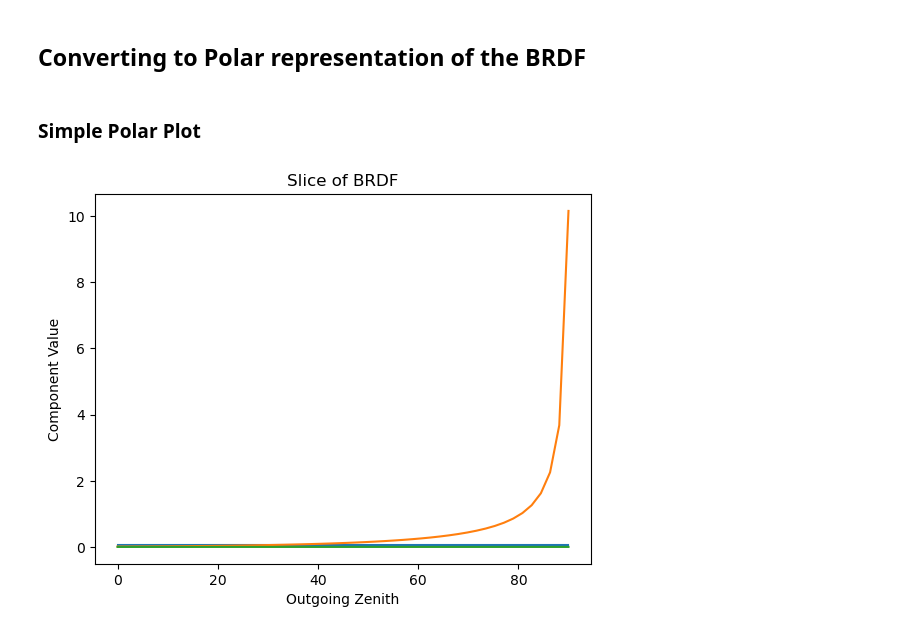
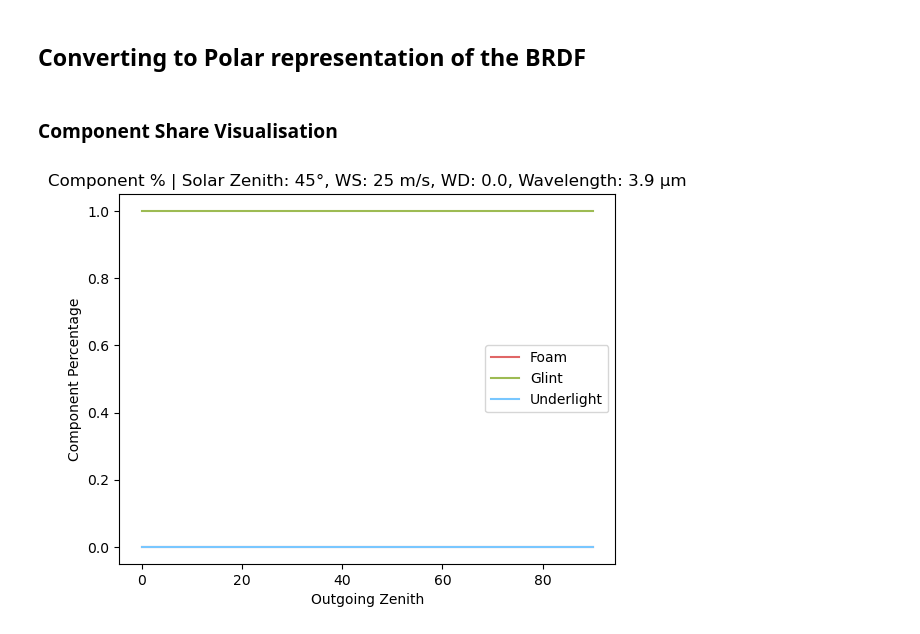
Before and after one commit to PolyRocketMatt/eradiate, a Jupyter notebook: notebooks/brdf.ipynb, the cells around one changed output. Saved outputs shown, nothing was run; the diff lists cells and outputs as text; code cells hidden in the pictures.

Commit message:
Some fixes and improvements for visualization

```diff
--- a/notebooks/brdf.ipynb
+++ b/notebooks/brdf.ipynb
@@ -26,13 +25,11 @@ res = 25
 azim_vs = np.linspace(0, 2 * np.pi, 2 * res)
 zen_vs = np.linspace(0, np.deg2rad(89), res)
 
-wavelength = 0.55
+wavelength = 3.9
 incoming = 45
 solar_azimuth = 0
 wind_speed = 25
-wind_direction = np.deg2rad(0)
-n_real = 1.333
-n_imag = 0.0
+wind_direction = np.deg2rad(00)
 chlorinity = 19
 pigmentation = 0.3
 # %%
@@ -45,7 +42,6 @@ brdf_values = None
 brdf_foam = None
 brdf_glint = None
 brdf_underlight = None
-brdf_glint_cosine = None
 
 # Create a dummy surface interaction to use for the evaluation of the BSDF
 si = dr.zeros(mi.SurfaceInteraction3f)
@@ -57,7 +53,7 @@ si.wi = sph_to_eucl(dr.deg2rad(incoming), dr.deg2rad(solar_azimuth))
 si.n = mi.Vector3f(0, 0, 1)
 
 # Create grid in spherical coordinates and map it into a sphere
-res = 50
+res = 500
 zeniths_o, azimuths_o = dr.meshgrid(
     dr.linspace(mi.Float, np.deg2rad(1), np.deg2rad(89), res),
     dr.linspace(mi.Float, 0, 2 * dr.pi, 2 * res)
@@ -68,5 +64,5 @@ print(f'Evaluations: {len(zeniths_o) * len(azimuths_o)}')
 wo = sph_to_eucl(zeniths_o, azimuths_o)
 
 def parametrization(wind_speed):
-    return (37.2455 - wind_speed) ** 1.1
+    return (37.2455 - wind_speed) ** 1.15
 # %% [output]
@@ -83,8 +79,7 @@ ctx = ctx_default
 for channel in channels:
     bsdf = mi.load_dict({
         'type': 'oceanic_legacy',
-        'channel': channel,
-        'visual_type': 0,
+        'component': channel,
         'wavelength': wavelength,
         'wind_speed': wind_speed,
         'wind_direction': wind_direction,
@@ -101,5 +96,3 @@ for channel in channels:
         brdf_underlight = bsdf.eval(ctx, si, wo)
     elif channel == TOTAL:
         brdf_values = bsdf.eval(ctx, si, wo)
-    elif channel == GLINT_COSINE:
-        brdf_glint_cosine = bsdf.eval(ctx, si, wo)
@@ -127,13 +112,11 @@ brdf_data = brdf_data.reshape(2 * res, res).T
 foam_data_vis = foam_data.reshape(2 * res, res).T
 glint_data_vis = glint_data.reshape(2 * res, res).T
 underlight_data_vis = underlight_data.reshape(2 * res, res).T
-glint_cosine_data_vis = glint_cosine_data.reshape(2 * res, res).T
 
 dimensional_data = brdf_data.T
 foam_buffer = foam_data_vis.T
 glint_buffer = glint_data_vis.T
 underlight_buffer = underlight_data_vis.T
-glint_cosine_buffer = glint_cosine_data_vis.T
 
 width = len(dimensional_data)
 height = len(dimensional_data[0])
@@ -141,24 +124,20 @@ height = len(dimensional_data[0])
 foam_data = np.zeros((width, height))
 glint_data = np.zeros((width, height))
 underlight_data = np.zeros((width, height))
-glint_cosine_data = np.zeros((width, height))
 
 for x in range(width):
     for y in range(height):
         f = foam_buffer[x][y]
         g = glint_buffer[x][y]
         u = underlight_buffer[x][y]
-        gc = glint_cosine_buffer[x][y]
-        total_val = dimensional_data[x][y]
+        total_val = f + g + u
         foam_comp = f / total_val
         glint_comp = g / total_val
         underlight_comp = u / total_val
-        glint_cosine_comp = gc / total_val
 
         foam_data[x][y] = foam_comp
         glint_data[x][y] = glint_comp
         underlight_data[x][y] = underlight_comp
-        glint_cosine_data[x][y] = glint_cosine_comp
 # %%
 # Plot values for spherical coordinates
 fig, ax = plt.subplots(figsize=(8, 4))
@@ -327,5 +246,3 @@ data = data[data[:, 0] <= np.pi / 2]
 zeniths_t = data[:, 0]
 azimuths_t = data[:, 1]
 brdf_data_t = data[:, 2]
-# %% [markdown]
-### Simple Polar Plot
@@ -343,32 +249,38 @@ def visualize():
+# %% [markdown]
+### Component Share Visualisation
 # %%
 # Visualize component values
 slice_azimuth = np.deg2rad(180)
 
 # Find the index of the slice azimuth
 t = slice_azimuth / (2 * np.pi)
 slice_index = int(t * 2 * res)
 
 # Extract the slice
-slice_foam_data = foam_buffer[slice_index, :]
-slice_glint_data = glint_buffer[slice_index, :]
-slice_underlight_data = underlight_buffer[slice_index, :]
+slice_foam_data = foam_data[slice_index, :]
+slice_glint_data = glint_data[slice_index, :]
+slice_underlight_data = underlight_data[slice_index, :]
 
 # Plot the slice
 fig, ax = plt.subplots()
 
 # Plot the slice by rescaling the x-axis between 0 and 90 degrees
 x = np.linspace(0, np.pi / 2, res)
 
 # X to degrees
 x = np.degrees(x)
 
-ax.plot(x, slice_foam_data, label='Foam')
-ax.plot(x, slice_glint_data, label='Glint')
-ax.plot(x, slice_underlight_data, label='Underlight')
+ax.plot(x, slice_foam_data, label='Foam', color='#e06666')
+ax.plot(x, slice_glint_data, label='Glint', color='#9dbb53')
+ax.plot(x, slice_underlight_data, label='Underlight', color='#78c7ff')
 
 ax.set_xlabel('Outgoing Zenith')
-ax.set_ylabel('Component Value')
-ax.set_title(f'Slice of BRDF')
+ax.set_ylabel('Component Percentage')
+ax.set_title(f'Component % | Solar Zenith: {incoming}°, WS: {wind_speed} m/s, WD: {np.degrees(wind_direction)}, Wavelength: {wavelength} µm')
+
+# Show the legend
+ax.legend()
+
 plt.show()
 # %% [output]
-[figure, old version]
+[figure, new version]
```
Also changed, not shown: parts of 17 cells of this notebook, 8 other files.
